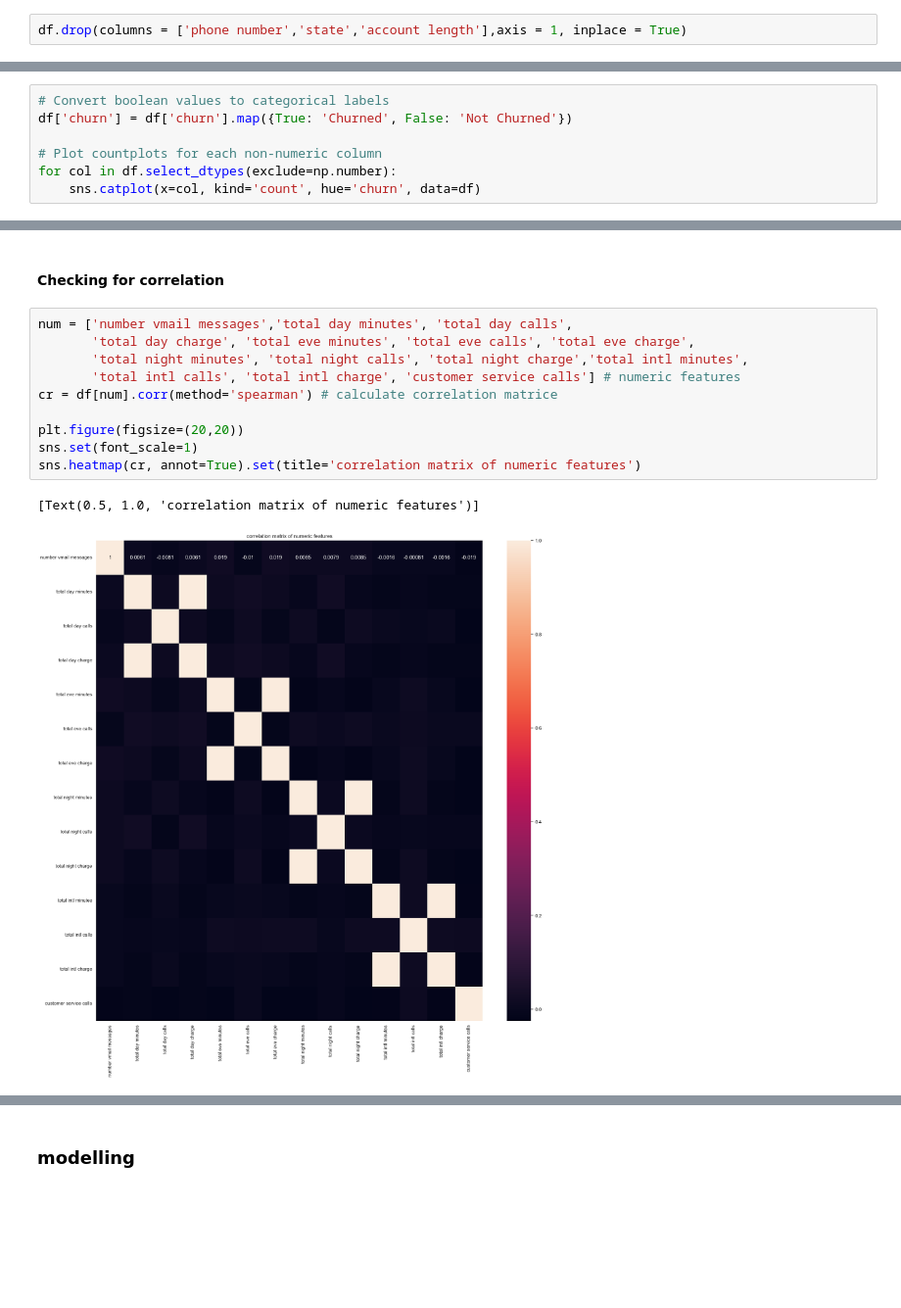
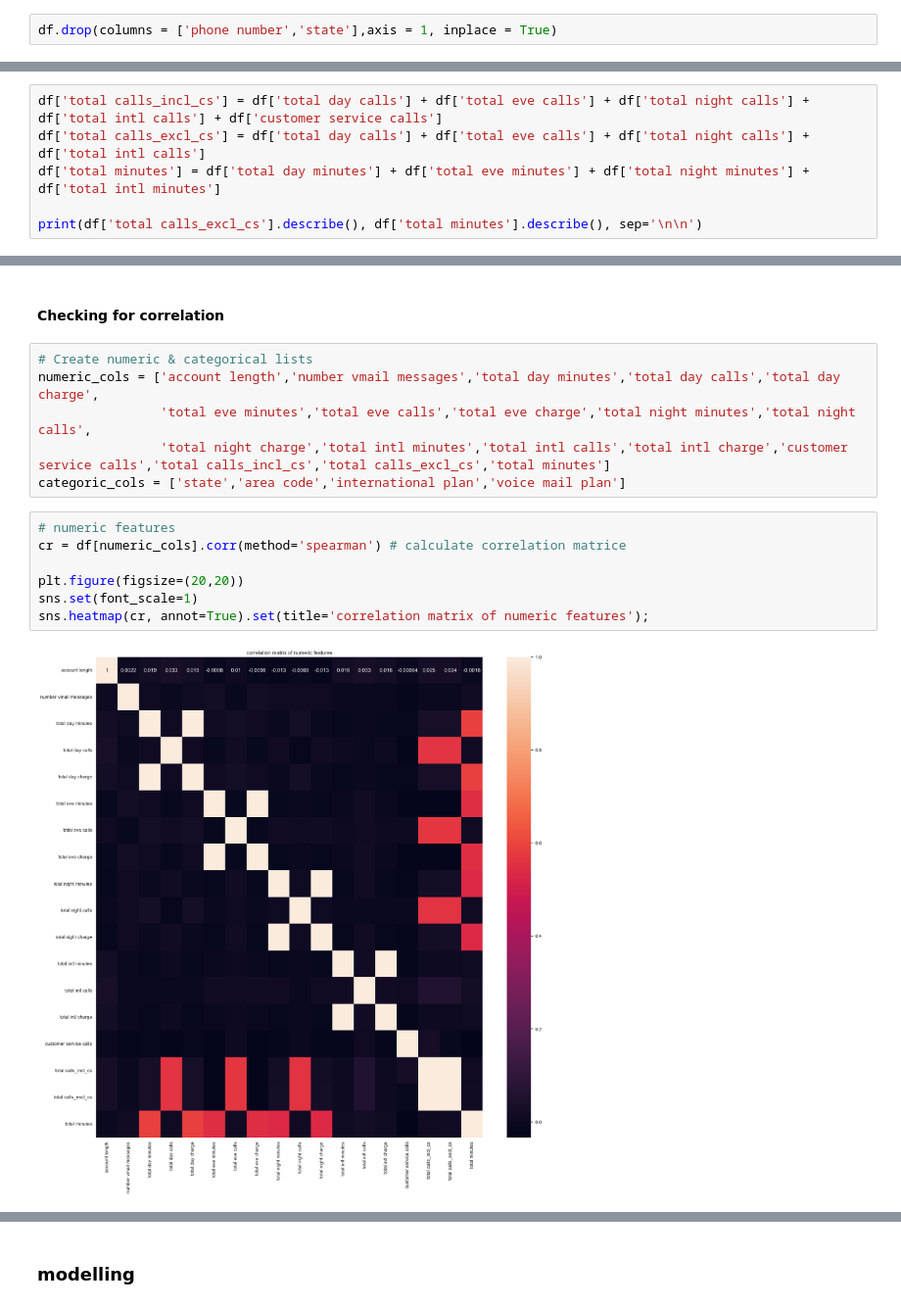
Before and after one commit to Atieng/Customer-Churn-Prediction, a Jupyter notebook: Customer-churn.ipynb, the cells around one changed output, grey strips where cells are left out. Shown: that part at 98% size. Saved outputs shown, nothing was run; the diff lists cells and outputs as text; blank space fills up the shorter version.

```diff
--- a/Customer-churn.ipynb
+++ b/Customer-churn.ipynb
@@ -261,7 +261,7 @@ Name: count, dtype: int64
 # %% [markdown]
 >In the dataset, there are several columns that are not useful for making predictions. Specifically, the `phone number` column contains unique IDs assigned to customers, which do not contribute any predictive value and should be removed. Additionally, the `State` column, which has 51 unique values, can lead to high dimensionality issues if encoded for modeling purposes. The `account length`column is also unlikely to be useful for predictions. Therefore, I will drop the `phone number`, `State`, and `account length` columns from the dataset to streamline it for analysis and modelling.
 # %%
-df.drop(columns = ['phone number','state','account length'],axis = 1, inplace = True)
+df.drop(columns = ['phone number','state'],axis = 1, inplace = True)
 # %% [markdown]
 #### Checking for outliers
 # %% [markdown]
@@ -436,10 +437,3 @@ The above plots shows class imbalance with customers who have not churned at 85.
 #### Bivariate analysis
 # %% [markdown]
 ##### Boxplots
-# %%
-# Convert boolean values to categorical labels
-df['churn'] = df['churn'].map({True: 'Churned', False: 'Not Churned'})
-
-# Plot countplots for each non-numeric column
-for col in df.select_dtypes(exclude=np.number):
-    sns.catplot(x=col, kind='count', hue='churn', data=df)
@@ -469,0 +509,6 @@ Of the customers who have terminated their account, they more likely have a 415
+# %%
+df['total calls_incl_cs'] = df['total day calls'] + df['total eve calls'] + df['total night calls'] + df['total intl calls'] + df['customer service calls']
+df['total calls_excl_cs'] = df['total day calls'] + df['total eve calls'] + df['total night calls'] + df['total intl calls']
+df['total minutes'] = df['total day minutes'] + df['total eve minutes'] + df['total night minutes'] + df['total intl minutes']
+
+print(df['total calls_excl_cs'].describe(), df['total minutes'].describe(), sep='\n\n')
@@ -470,15 +535,17 @@ Of the customers who have terminated their account, they more likely have a 415
 # %% [markdown]
 #### Checking for correlation
+# %%
+# Create numeric & categorical lists
+numeric_cols = ['account length','number vmail messages','total day minutes','total day calls','total day charge',
+                'total eve minutes','total eve calls','total eve charge','total night minutes','total night calls',
+                'total night charge','total intl minutes','total intl calls','total intl charge','customer service calls','total calls_incl_cs','total calls_excl_cs','total minutes']
+categoric_cols = ['state','area code','international plan','voice mail plan']
 # %%
-num = ['number vmail messages','total day minutes', 'total day calls',
-       'total day charge', 'total eve minutes', 'total eve calls', 'total eve charge',
-       'total night minutes', 'total night calls', 'total night charge','total intl minutes',
-       'total intl calls', 'total intl charge', 'customer service calls'] # numeric features
-cr = df[num].corr(method='spearman') # calculate correlation matrice
+# numeric features
+cr = df[numeric_cols].corr(method='spearman') # calculate correlation matrice
 
 plt.figure(figsize=(20,20))
 sns.set(font_scale=1)
-sns.heatmap(cr, annot=True).set(title='correlation matrix of numeric features')
+sns.heatmap(cr, annot=True).set(title='correlation matrix of numeric features');
 # %% [output]
-[Text(0.5, 1.0, 'correlation matrix of numeric features')]
-[figure, old version]
+[figure, new version]
```
Also changed, not shown: parts of 100 cells of this notebook.
